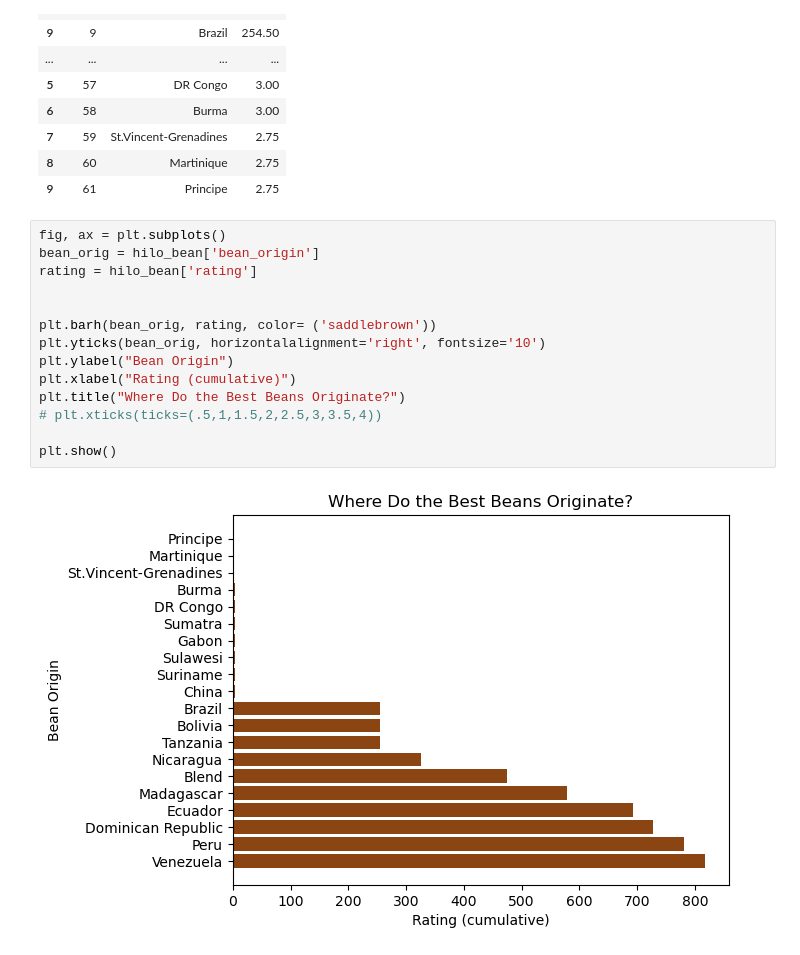
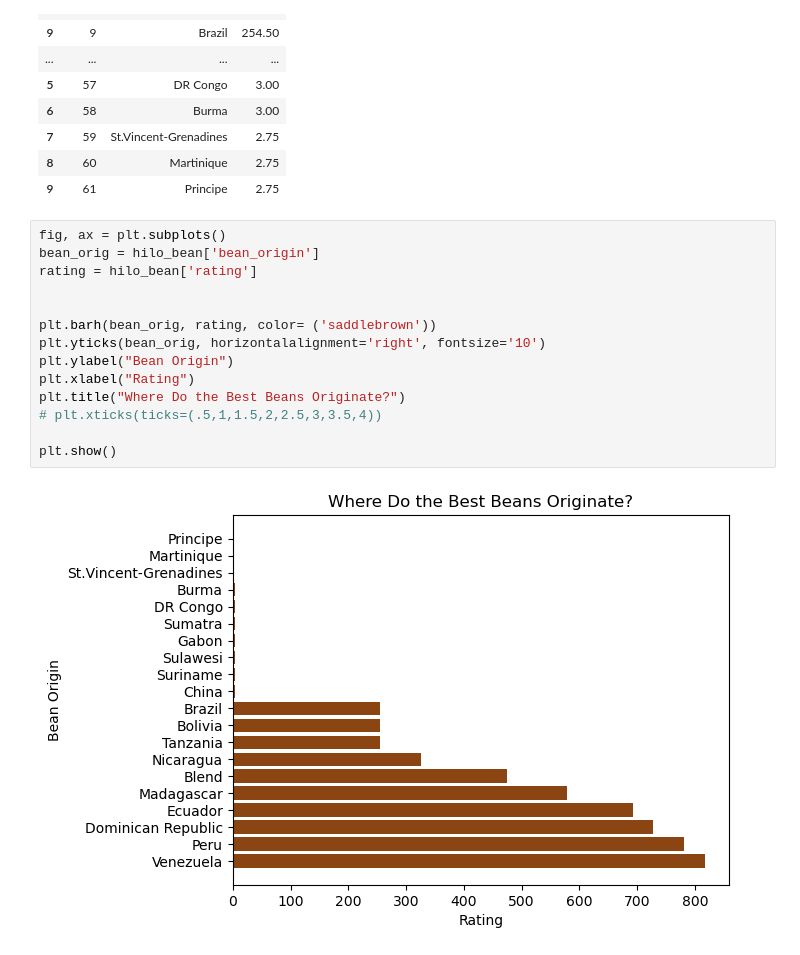
Before and after one commit to nbaggio28/Mid-Term-Project, a Jupyter notebook: notebooks/chocolateDA.ipynb, the cells around one changed output. Saved outputs shown, nothing was run; the diff lists cells and outputs as text.

```diff
--- a/notebooks/chocolateDA.ipynb
+++ b/notebooks/chocolateDA.ipynb
@@ -394,16 +393,16 @@ hilo_bean
 # %%
 fig, ax = plt.subplots()
 bean_orig = hilo_bean['bean_origin']
 rating = hilo_bean['rating']
 
 
 plt.barh(bean_orig, rating, color= ('saddlebrown'))
 plt.yticks(bean_orig, horizontalalignment='right', fontsize='10')
 plt.ylabel("Bean Origin")
-plt.xlabel("Rating (cumulative)")
+plt.xlabel("Rating")
 plt.title("Where Do the Best Beans Originate?")
 # plt.xticks(ticks=(.5,1,1.5,2,2.5,3,3.5,4))
 
 plt.show()
 # %% [output]
-[figure, old version]
+[figure, new version]
```
Also changed, not shown: parts of 13 cells of this notebook, 4 other files.
